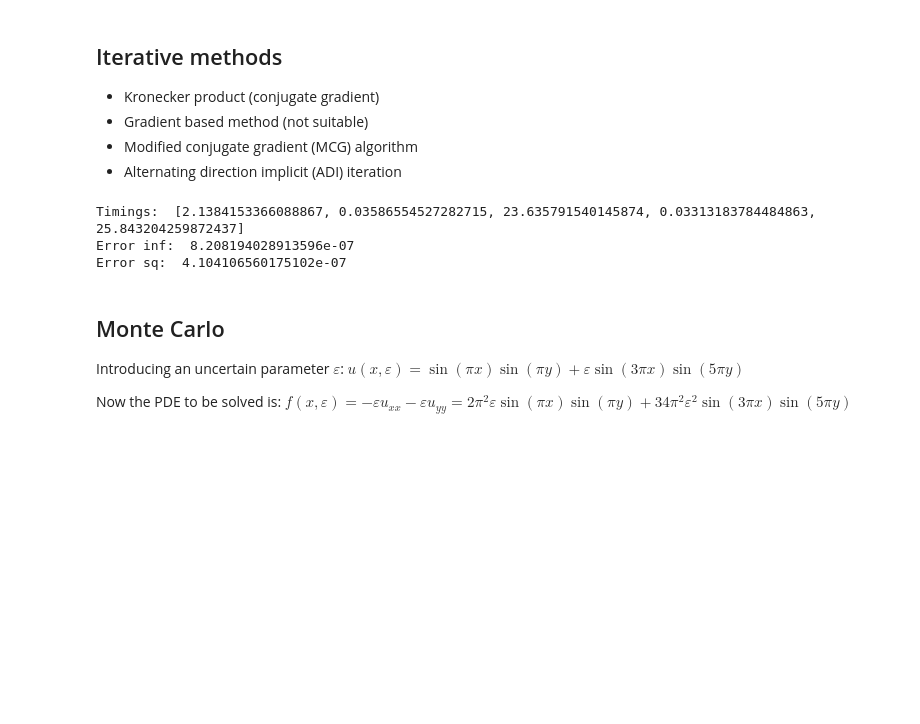
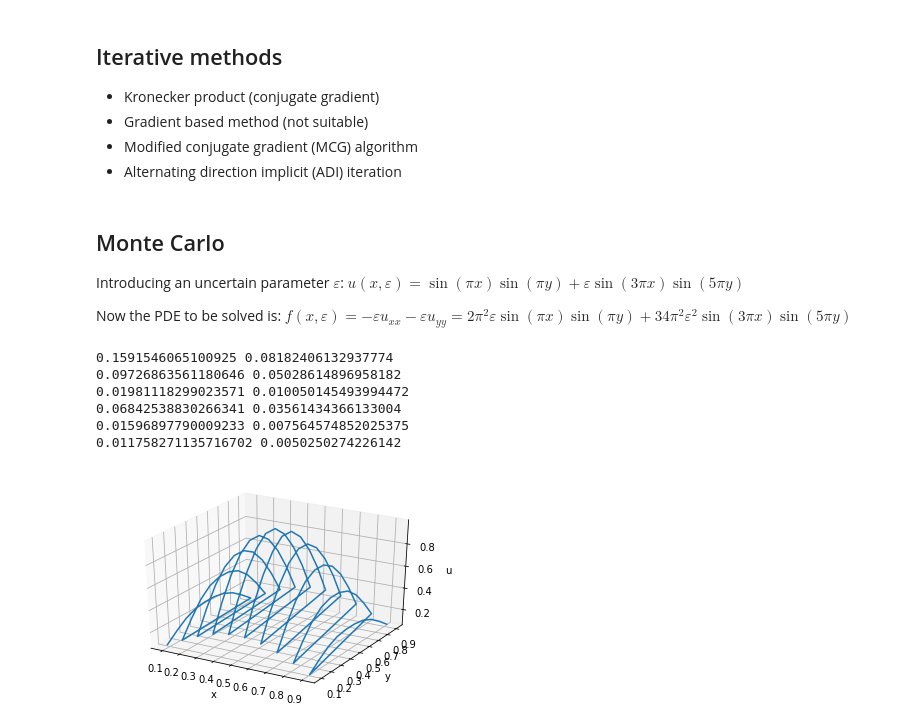
Before and after one commit to mm13ah/matrix-solvers, a Jupyter notebook: Jupyter/Project Code.ipynb, the cells around one changed output. Cells and saved outputs as stored; diff of their text form; code cells hidden in the pictures; blank space fills up the shorter version.

Commit message:
Added Monte Carlo method

```diff
--- a/Jupyter/Project Code.ipynb
+++ b/Jupyter/Project Code.ipynb
@@ -43,6 +45,7 @@ def compute_err(U, U_exact):
 - Shifted system (algorithm 3 from computational methods for linear matrix equations)
 # %%
 def kron_prod_direct(T,F):
+    n = len(F)
     start_time = time.time()
     F = np.reshape(F,-1)
     A = kron(np.eye(n),T) + kron(T.transpose(),np.eye(n)) #A = I kron T + T^t kron I
@@ -52,6 +55,7 @@ def kron_prod_direct(T,F):
     solve_time = end_time - kron_time - start_time
     total_time = end_time - start_time
     timings = [kron_time, solve_time, total_time]
+    U = np.reshape(U, (n,n)) #Reshape U to nxn for plotting/computing error
     return U, timings
 
 
@@ -252,7 +256,7 @@ def mcg(T, F, tol):
     return U, total_time, num_steps
 # %%
 #Define parameters
-n = 1000 #number of internal nodes in each direction (number of unknowns)
+n = 2000 #number of internal nodes in each direction (number of unknowns)
 h = 1/(n+1) #step size
 
 #Define x and y as arrays between 0 and 1 with n evenly spaced points (internal nodes)
@@ -285,16 +289,72 @@ U_exact = np.sin(np.pi*X) * np.sin(np.pi*Y)
 # err_inf, err_sq = compute_err(U, U_exact)
 # print(err_inf, err_sq, total_time)
 
-U, timings = shifted_sys(T, F)
+U, timings = kron_prod_direct(T, F)
 err_inf, err_sq = compute_err(U, U_exact)
 print('Timings: ', timings)
 print('Error inf: ', err_inf, '\nError sq: ', err_sq)
-# %% [output]
-Timings:  [2.1384153366088867, 0.03586554527282715, 23.635791540145874, 0.03313183784484863, 25.843204259872437]
-Error inf:  8.208194028913596e-07
-Error sq:  4.104106560175102e-07
 # %% [markdown]
 ## Monte Carlo
 Introducing an uncertain parameter $\varepsilon$: $u(x, \varepsilon) = \sin(\pi x) \sin(\pi y) + \varepsilon \sin(3 \pi x) \sin(5 \pi y)$
 
 Now the PDE to be solved is: $f(x, \varepsilon) = - \varepsilon u_{xx} - \varepsilon u_{yy} = 2 \pi^2 \varepsilon \sin(\pi x) \sin(\pi y) + 34 \pi^2 \varepsilon^2 \sin(3 \pi x) \sin(5 \pi y)$
+# %%
+#Define parameters
+n = 10
+h = 1/(n+1) #step size
+
+#Define x and y as arrays between 0 and 1 with n evenly spaced points (internal nodes)
+x = np.linspace(h, 1-h, n)
+y = np.linspace(h, 1-h, n)
+
+#Create internal mesh (excludes boundaries)
+X, Y = np.meshgrid(x, y, indexing='ij')
+
+#Define tridiagonal matrix T
+diagonals = [[-2],[1],[1]]
+
+
+#Compute exact solution for comparison
+U_exact = np.sin(np.pi*X) * np.sin(np.pi*Y)
+
+def monteCarlo(r1, r2, M):
+
+    #Define mean, variance and solutions as zero matrices
+    mean_sol = np.zeros([n,n])
+    var_sol = np.zeros([n,n])
+    sols = np.zeros([M,n,n])
+
+    for i in range(0, M):
+        eps = random.uniform(r1, r2) #Generate random eps in range(r1,r2)
+        T = np.multiply((-eps)/(h**2), diags(diagonals, [0, -1, 1], shape=(n, n)).toarray())
+        F = (2*(np.pi**2)*eps*np.sin(np.pi*X)*np.sin(np.pi*Y))+(34*(np.pi**2)*(eps**2)*np.sin(3*np.pi*X)*np.sin(5*np.pi*Y))
+        U = hessenberg_schur_explicit(T, F)[0]
+        sols[i] = U
+        mean_sol += U
+
+    mean_sol = mean_sol/M #Divide by number of samples to get the mean solution
+    plot_sol(X,Y,mean_sol)
+
+    #Calculate variance
+    for i in range(0, M):
+        var_sol += ((sols[i] - mean_sol)**2)
+        var_sol = var_sol/(M-1)
+
+    err_inf, err_sq = compute_err(mean_sol, U_exact)
+    print(err_inf, err_sq)
+
+
+monteCarlo(-1,1,10)
+monteCarlo(-1,1,50)
+monteCarlo(-1,1,100)
+monteCarlo(-1,1,500)
+monteCarlo(-1,1,1000)
+monteCarlo(-1,1,10000)
+# %% [output]
+0.1591546065100925 0.08182406132937774
+0.09726863561180646 0.05028614896958182
+0.01981118299023571 0.010050145493994472
+0.06842538830266341 0.03561434366133004
+0.01596897790009233 0.007564574852025375
+0.011758271135716702 0.0050250274226142
+[figure, added]
```
Also changed, not shown: parts of 2 cells of this notebook, 1 other file.
